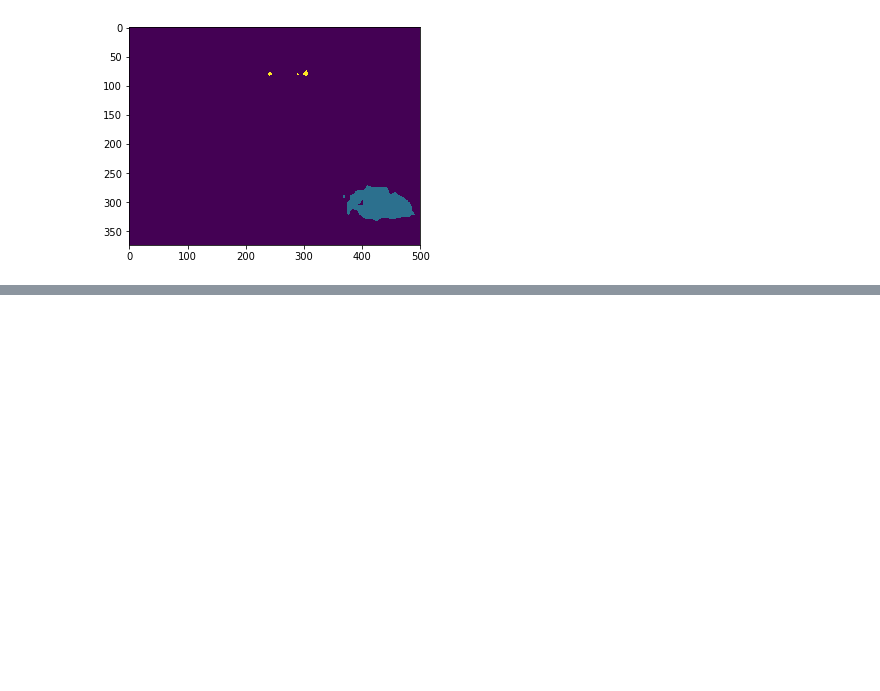
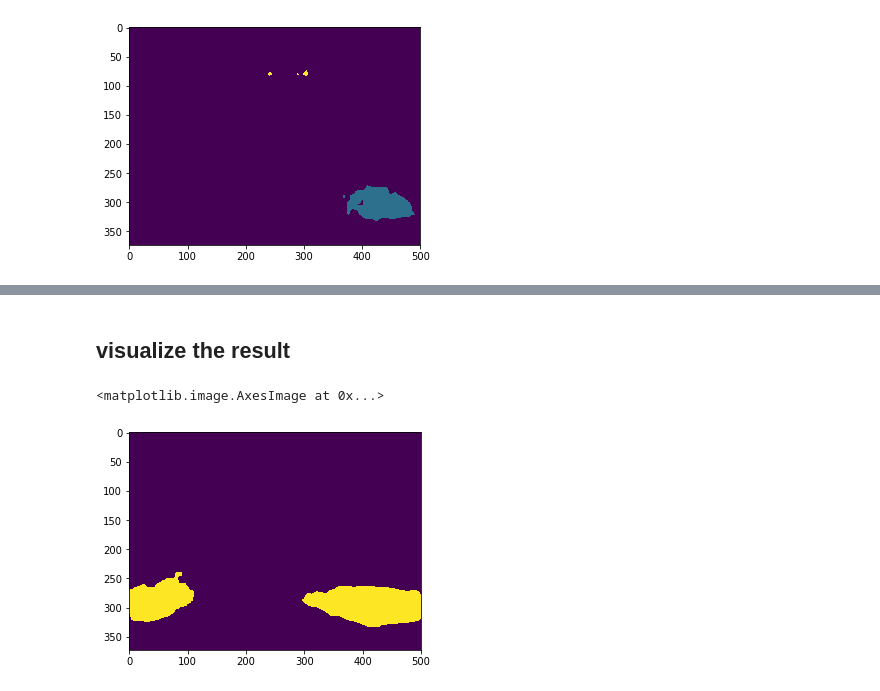
Before and after one commit to d8w/10707.notebook, a Jupyter notebook: experiments.ipynb, the cells around one changed output, grey strips where cells are left out. Saved outputs shown, nothing was run; the diff lists cells and outputs as text; code cells hidden in the pictures; blank space fills up the shorter version.

```diff
--- a/experiments.ipynb
+++ b/experiments.ipynb
@@ -226,0 +245,3 @@ plt.imshow(out)
+# %%
+%%time
+out = segment_image(im)
@@ -226,0 +251,7 @@ plt.imshow(out)
+# %% [markdown]
+## visualize the result
+# %%
+plt.imshow(out)
+# %% [output]
+<matplotlib.image.AxesImage at 0x...>
+[figure, added]
```
Also changed, not shown: parts of 5 cells of this notebook.
